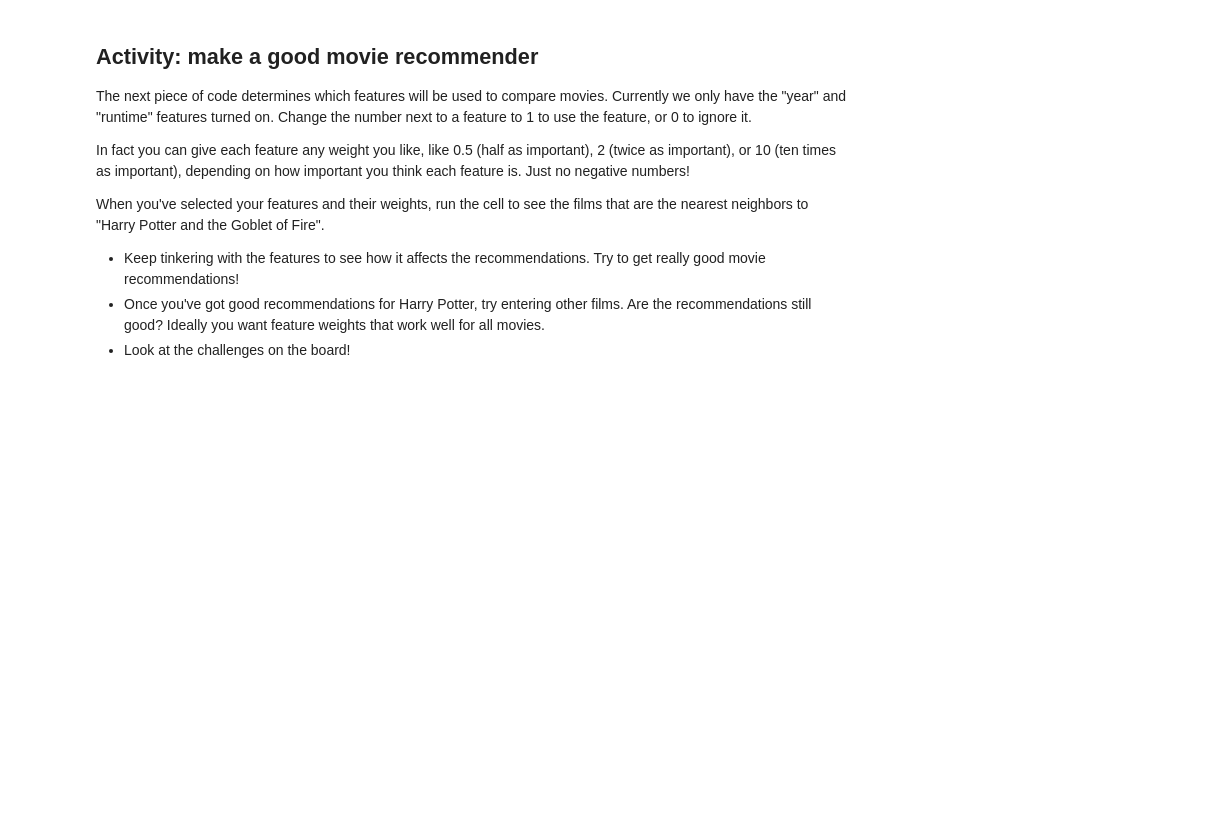
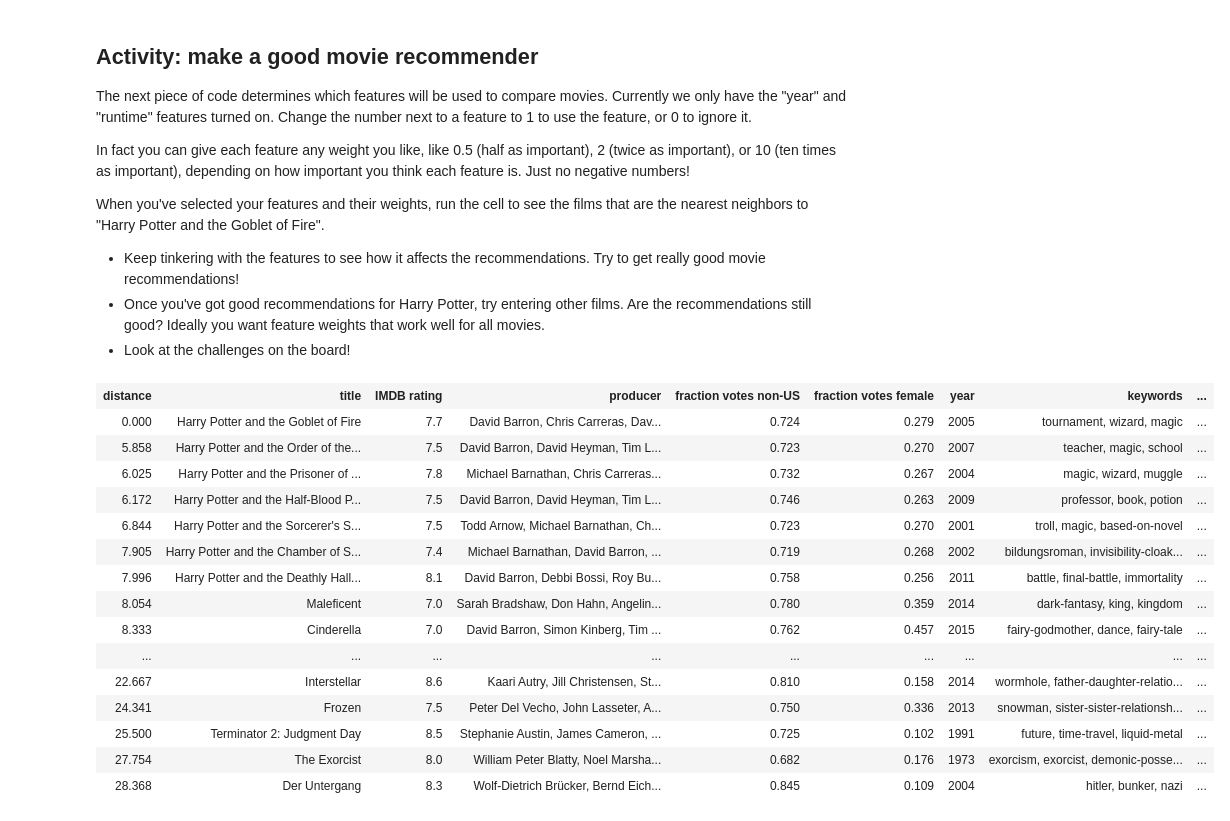
Before and after one commit to abisee/movie-recommender, a Jupyter notebook: movie-recommender.ipynb, the cells around one changed output. Saved outputs shown, nothing was run; the diff lists cells and outputs as text; code cells hidden in the pictures; blank space fills up the shorter version.

```diff
--- a/movie-recommender.ipynb
+++ b/movie-recommender.ipynb
@@ -5,3 +5,5 @@
 %load_ext autoreload
 %autoreload 2
 from recommend import *
+
+title2MVec_norm, title2movie = init()
@@ -55,19 +78,40 @@ When you've selected your features and their weights, run the cell to see the fi
 * Once you've got good recommendations for Harry Potter, try entering other films. Are the recommendations still good? Ideally you want feature weights that work well for all movies.
 * Look at the challenges on the board!
 # %%
-feature_weights = {
-    'year' : 1, # year of release
-    'rating': 0, # IMDB rating out of 10
-    'runtime': 1, # runtime in minutes
-    'mpaa': 0, # MPAA rating e.g. PG or R
-    'votes': 0, # number of voters on IMDB
-    'genres': 0,
-    'countries': 0,
-    'languages': 0,
-    'aspect ratio': 0, # ratio of picture size
-    'director': 0,
-    'cast': 0, # top three actors
-    'production companies': 0
-}
+# feature_weights = {
+#     'year' : 1, # year of release
+#     'rating': 0, # IMDB rating out of 10
+#     'runtime': 1, # runtime in minutes
+#     'mpaa': 0, # MPAA rating e.g. PG or R
+#     'votes': 0, # number of voters on IMDB
+#     'genres': 0,
+#     'countries': 0,
+#     'languages': 0,
+#     'aspect ratio': 0, # ratio of picture size
+#     'director': 0,
+#     'cast': 0, # top three actors
+#     'production companies': 0
+# }
 
-get_recommendations("Harry Potter and the Goblet of Fire", feature_weights, eucl_dist)
+feat2weight = {}
+for f in numerical_features + demographic_features + parents_guide_features + category_features:
+    feat2weight[f] = 1.0
+
+get_recommendations("Harry Potter and the Goblet of Fire", feat2weight, title2MVec_norm, title2movie)
+# %% [output]
+| distance | title | IMDB rating | producer | fraction votes non-US | fraction votes female | year | keywords | ... |
+| 0.000 | Harry Potter and the Goblet of Fire | 7.7 | David Barron, Chris Carreras, Dav... | 0.724 | 0.279 | 2005 | tournament, wizard, magic | ... |
+| 5.858 | Harry Potter and the Order of the... | 7.5 | David Barron, David Heyman, Tim L... | 0.723 | 0.270 | 2007 | teacher, magic, school | ... |
+| 6.025 | Harry Potter and the Prisoner of ... | 7.8 | Michael Barnathan, Chris Carreras... | 0.732 | 0.267 | 2004 | magic, wizard, muggle | ... |
+| 6.172 | Harry Potter and the Half-Blood P... | 7.5 | David Barron, David Heyman, Tim L... | 0.746 | 0.263 | 2009 | professor, book, potion | ... |
+| 6.844 | Harry Potter and the Sorcerer's S... | 7.5 | Todd Arnow, Michael Barnathan, Ch... | 0.723 | 0.270 | 2001 | troll, magic, based-on-novel | ... |
+| 7.905 | Harry Potter and the Chamber of S... | 7.4 | Michael Barnathan, David Barron, ... | 0.719 | 0.268 | 2002 | bildungsroman, invisibility-cloak... | ... |
+| 7.996 | Harry Potter and the Deathly Hall... | 8.1 | David Barron, Debbi Bossi, Roy Bu... | 0.758 | 0.256 | 2011 | battle, final-battle, immortality | ... |
+| 8.054 | Maleficent | 7.0 | Sarah Bradshaw, Don Hahn, Angelin... | 0.780 | 0.359 | 2014 | dark-fantasy, king, kingdom | ... |
+| 8.333 | Cinderella | 7.0 | David Barron, Simon Kinberg, Tim ... | 0.762 | 0.457 | 2015 | fairy-godmother, dance, fairy-tale | ... |
+| ... | ... | ... | ... | ... | ... | ... | ... | ... |
+| 22.667 | Interstellar | 8.6 | Kaari Autry, Jill Christensen, St... | 0.810 | 0.158 | 2014 | wormhole, father-daughter-relatio... | ... |
+| 24.341 | Frozen | 7.5 | Peter Del Vecho, John Lasseter, A... | 0.750 | 0.336 | 2013 | snowman, sister-sister-relationsh... | ... |
+| 25.500 | Terminator 2: Judgment Day | 8.5 | Stephanie Austin, James Cameron, ... | 0.725 | 0.102 | 1991 | future, time-travel, liquid-metal | ... |
+| 27.754 | The Exorcist | 8.0 | William Peter Blatty, Noel Marsha... | 0.682 | 0.176 | 1973 | exorcism, exorcist, demonic-posse... | ... |
+| 28.368 | Der Untergang | 8.3 | Wolf-Dietrich Brücker, Bernd Eich... | 0.845 | 0.109 | 2004 | hitler, bunker, nazi | ... |
```
Also changed, not shown: parts of 2 cells of this notebook, 2 other files.
